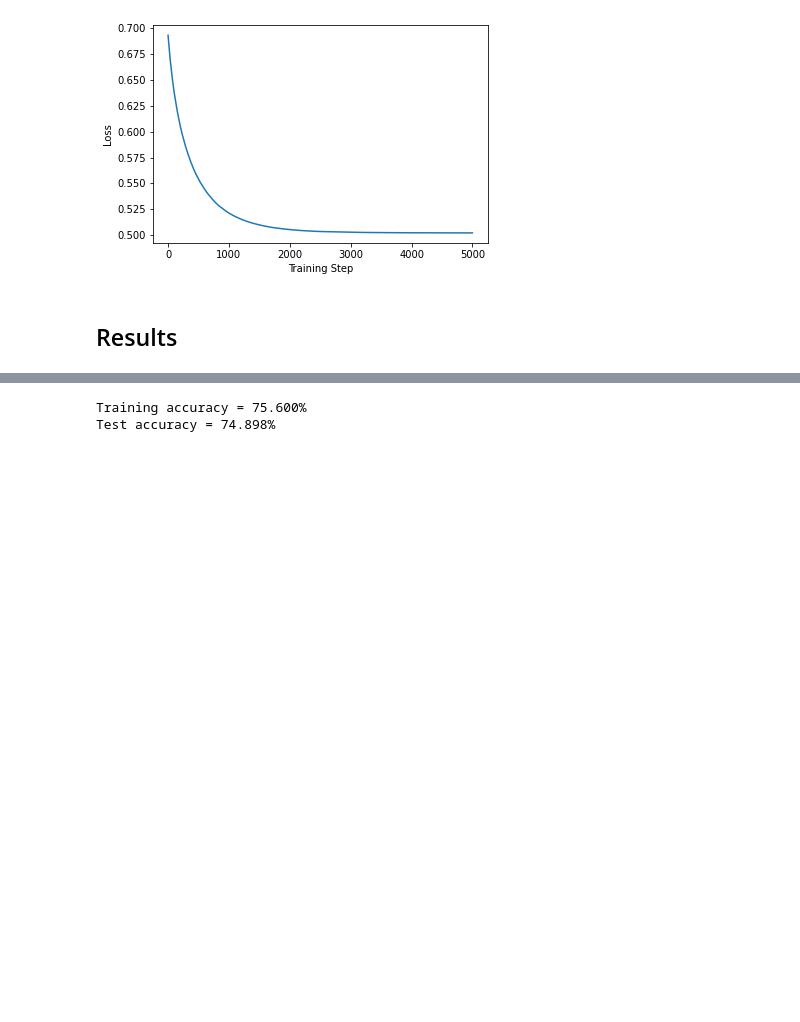
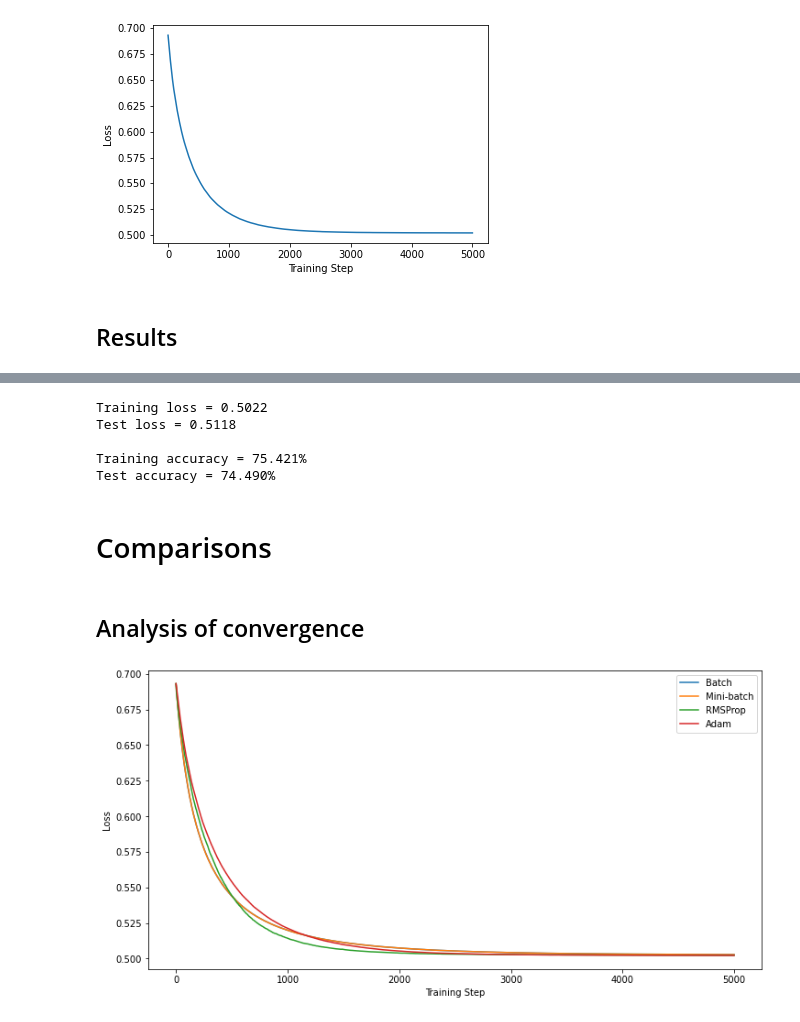
Before and after one commit to shamim-hussain/wine-quality-classification-logistic-regression, a Jupyter notebook: Wine_Quality_Classification.ipynb, the cells around one changed output, grey strips where cells are left out. Drawn from its saved outputs; the diff is of its cells as text; code cells hidden in the pictures; blank space fills up the shorter version.

```diff
--- a/Wine_Quality_Classification.ipynb
+++ b/Wine_Quality_Classification.ipynb
@@ -280,6 +301,8 @@ from tensorflow.keras.optimizers import RMSprop
 num_steps = 5000
 batch_size = 64
 learning_rate = 0.001
+rmsprop_rho = 0.9
+rmsprop_epsilon = 1e-7
 
 num_features = X_train.shape[1]
 w_tf = tf.Variable(np.zeros((num_features,), dtype='float32'), trainable=True)
@@ -287,9 +310,11 @@ b_tf = tf.Variable(np.array(0., dtype='float32'), trainable=True)
 w = w_tf.numpy()
 b = b_tf.numpy()
 
-loss_at_step = np.zeros((num_steps,),dtype='float32')
+loss_at_step_rmsprop = np.zeros((num_steps,),dtype='float32')
 
-optim = RMSprop(lr = learning_rate)
+optim = RMSprop(learning_rate = learning_rate,
+                rho = rmsprop_rho,
+                epsilon = rmsprop_epsilon)
 
 
 indices = np.arange(X_train.shape[0])
@@ -300,7 +325,7 @@ for step in tqdm(range(num_steps)):
     X = X_train[batch_indices]
     Y = Y_train[batch_indices]
 
-    loss_at_step[step] = loss(Y_train, predict(w,b,X_train))
+    loss_at_step_rmsprop[step] = loss(Y_train, predict(w,b,X_train))
     A = predict(w,b,X)
     dw, db = gradients(X,Y,A)
     optim.apply_gradients([(dw,w_tf),(db,b_tf)])
@@ -313,8 +338,12 @@ for step in tqdm(range(num_steps)):
         batch_end = batch_size
 
 
+print(f'Weights: {w}')
+print(f'Bias: {b}')
+
+
 plt.figure()
-plt.plot(loss_at_step)
+plt.plot(loss_at_step_rmsprop)
 plt.xlabel('Training Step')
 plt.ylabel('Loss')
 plt.show()
@@ -349,6 +385,9 @@ from tensorflow.keras.optimizers import Adam
 num_steps = 5000
 batch_size = 64
 learning_rate = 0.001
+adam_beta1 = 0.9
+adam_beta2 = 0.999
+adam_epsilon = 1e-7
 
 num_features = X_train.shape[1]
 w_tf = tf.Variable(np.zeros((num_features,), dtype='float32'), trainable=True)
@@ -356,9 +395,12 @@ b_tf = tf.Variable(np.array(0., dtype='float32'), trainable=True)
 w = w_tf.numpy()
 b = b_tf.numpy()
 
-loss_at_step = np.zeros((num_steps,),dtype='float32')
+loss_at_step_adam = np.zeros((num_steps,),dtype='float32')
 
-optim = Adam(lr = learning_rate)
+optim = Adam(learning_rate = learning_rate,
+             beta_1 = adam_beta1,
+             beta_2 = adam_beta2,
+             epsilon = adam_epsilon)
 
 
 indices = np.arange(X_train.shape[0])
@@ -369,7 +411,7 @@ for step in tqdm(range(num_steps)):
     X = X_train[batch_indices]
     Y = Y_train[batch_indices]
 
-    loss_at_step[step] = loss(Y_train, predict(w,b,X_train))
+    loss_at_step_adam[step] = loss(Y_train, predict(w,b,X_train))
     A = predict(w,b,X)
     dw, db = gradients(X,Y,A)
     optim.apply_gradients([(dw,w_tf),(db,b_tf)])
@@ -381,9 +423,11 @@ for step in tqdm(range(num_steps)):
         np.random.shuffle(indices)
         batch_end = batch_size
 
+print(f'Weights: {w}')
+print(f'Bias: {b}')
 
 plt.figure()
-plt.plot(loss_at_step)
+plt.plot(loss_at_step_adam)
 plt.xlabel('Training Step')
 plt.ylabel('Loss')
 plt.show()
@@ -401,9 +441,36 @@ Bias: 0.9017022252082825
-# %%
-acc_train = accuracy(Y_train, np.round(predict(w,b, X_train)))
-acc_test = accuracy(Y_test, np.round(predict(w,b, X_test)))
-
-print(f'Training accuracy = {acc_train:0.3%}')
-print(f'Test accuracy = {acc_test:0.3%}')
-# %% [output]
-Training accuracy = 75.600%
-Test accuracy = 74.898%
+# %%
+pred_train = predict(w,b, X_train)
+pred_test = predict(w,b, X_test)
+
+loss_train_adam = loss(Y_train, pred_train)
+loss_test_adam = loss(Y_test, pred_test)
+acc_train_adam = accuracy(Y_train, np.round(pred_train))
+acc_test_adam = accuracy(Y_test, np.round(pred_test))
+
+print(f'Training loss = {loss_train_adam:0.4f}')
+print(f'Test loss = {loss_test_adam:0.4f}')
+print()
+print(f'Training accuracy = {acc_train_adam:0.3%}')
+print(f'Test accuracy = {acc_test_adam:0.3%}')
+# %% [output]
+Training loss = 0.5022
+Test loss = 0.5118
+
+Training accuracy = 75.421%
+Test accuracy = 74.490%
+# %% [markdown]
+# Comparisons
+# %% [markdown]
+## Analysis of convergence
+# %%
+plt.figure(figsize=[12,6])
+plt.plot(loss_at_step_batch, label='Batch')
+plt.plot(loss_at_step_minibatch, label='Mini-batch')
+plt.plot(loss_at_step_rmsprop, label='RMSProp')
+plt.plot(loss_at_step_adam, label='Adam')
+plt.xlabel('Training Step')
+plt.ylabel('Loss')
+plt.legend()
+plt.show()
+# %% [output]
+[figure, added]
```
Also changed, not shown: parts of 19 cells of this notebook.
